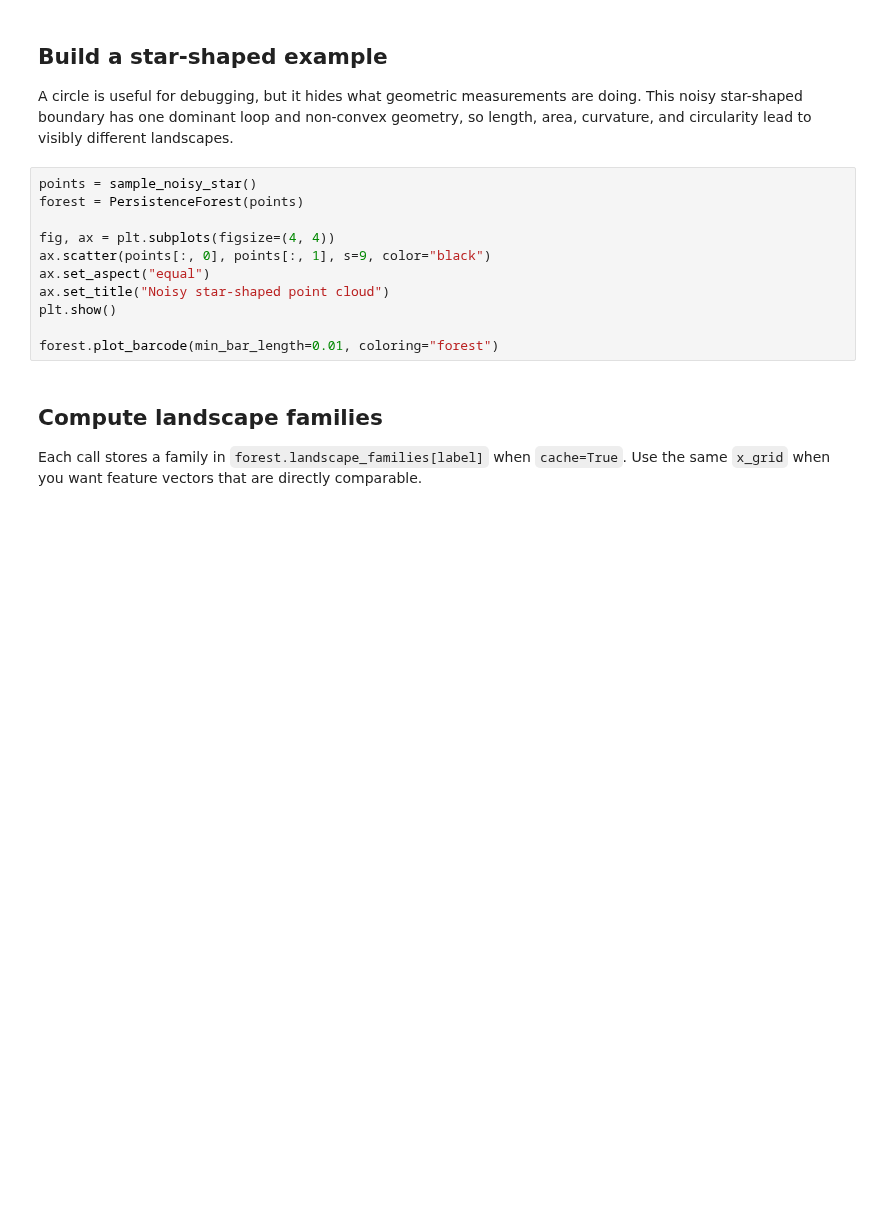
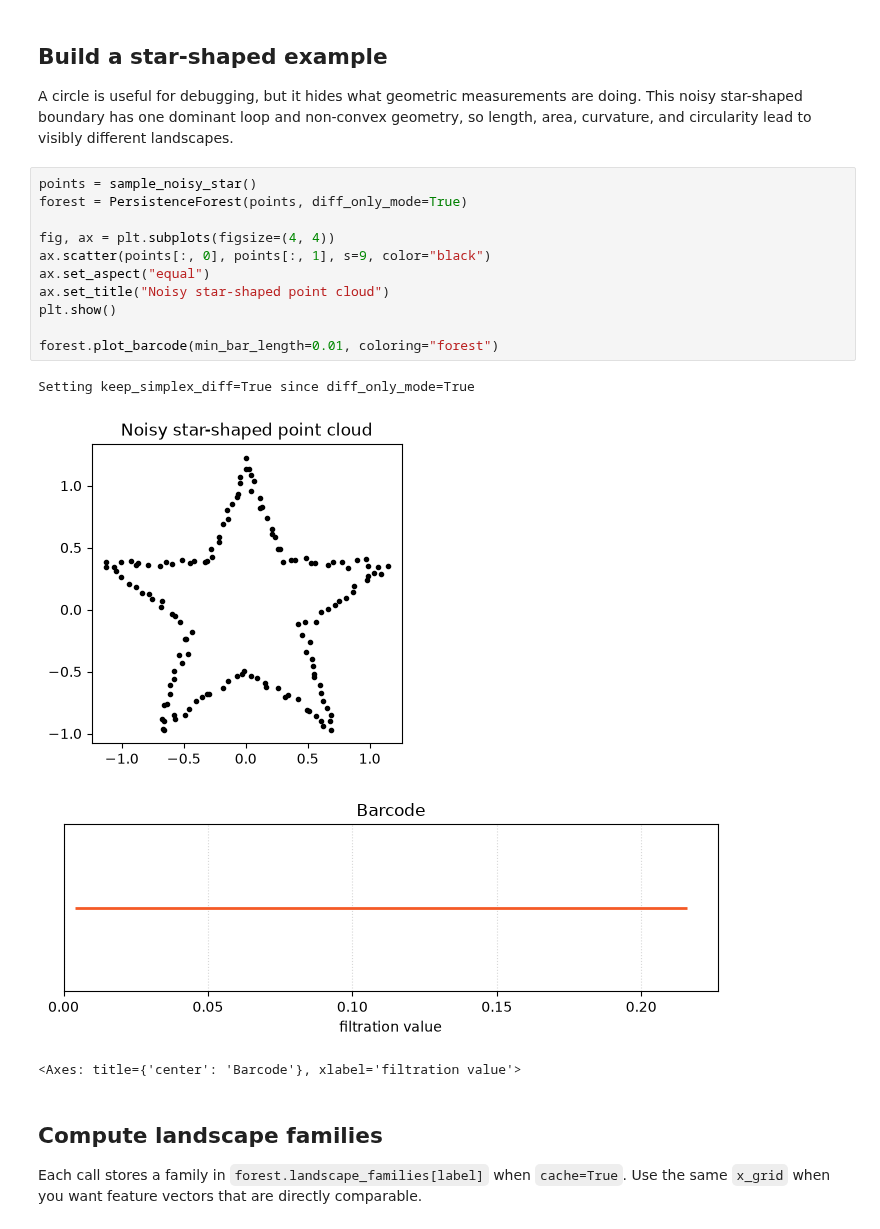
Before and after one commit to leonrenkin/PersForest, a Jupyter notebook: examples/tutorials/04_measurement_landscapes.ipynb, the cells around one changed output. Cells and saved outputs as stored; diff of their text form; blank space fills up the shorter version.

```diff
--- a/examples/tutorials/04_measurement_landscapes.ipynb
+++ b/examples/tutorials/04_measurement_landscapes.ipynb
@@ -59,15 +60,20 @@ Most geometry and component functionals are for planar 1-cycles. `signed_chain_v
 A circle is useful for debugging, but it hides what geometric measurements are doing. This noisy star-shaped boundary has one dominant loop and non-convex geometry, so length, area, curvature, and circularity lead to visibly different landscapes.
 # %%
 points = sample_noisy_star()
-forest = PersistenceForest(points)
+forest = PersistenceForest(points, diff_only_mode=True)
 
 fig, ax = plt.subplots(figsize=(4, 4))
 ax.scatter(points[:, 0], points[:, 1], s=9, color="black")
 ax.set_aspect("equal")
 ax.set_title("Noisy star-shaped point cloud")
 plt.show()
 
 forest.plot_barcode(min_bar_length=0.01, coloring="forest")
+# %% [output]
+Setting keep_simplex_diff=True since diff_only_mode=True
+[figure, added]
+[figure, added]
+<Axes: title={'center': 'Barcode'}, xlabel='filtration value'>
 # %% [markdown]
 ## Compute landscape families
 
```
Also changed, not shown: parts of 9 cells of this notebook, 3 other files.
